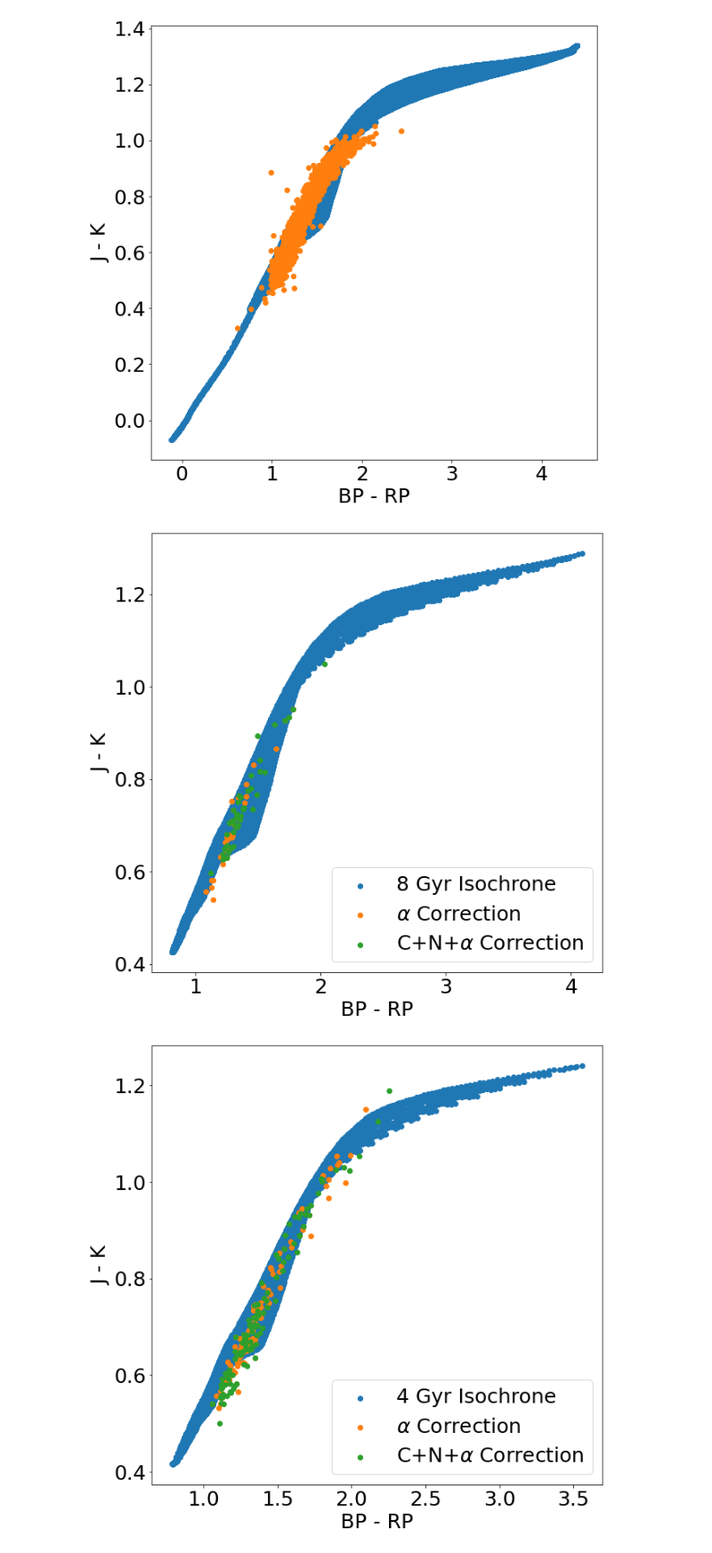
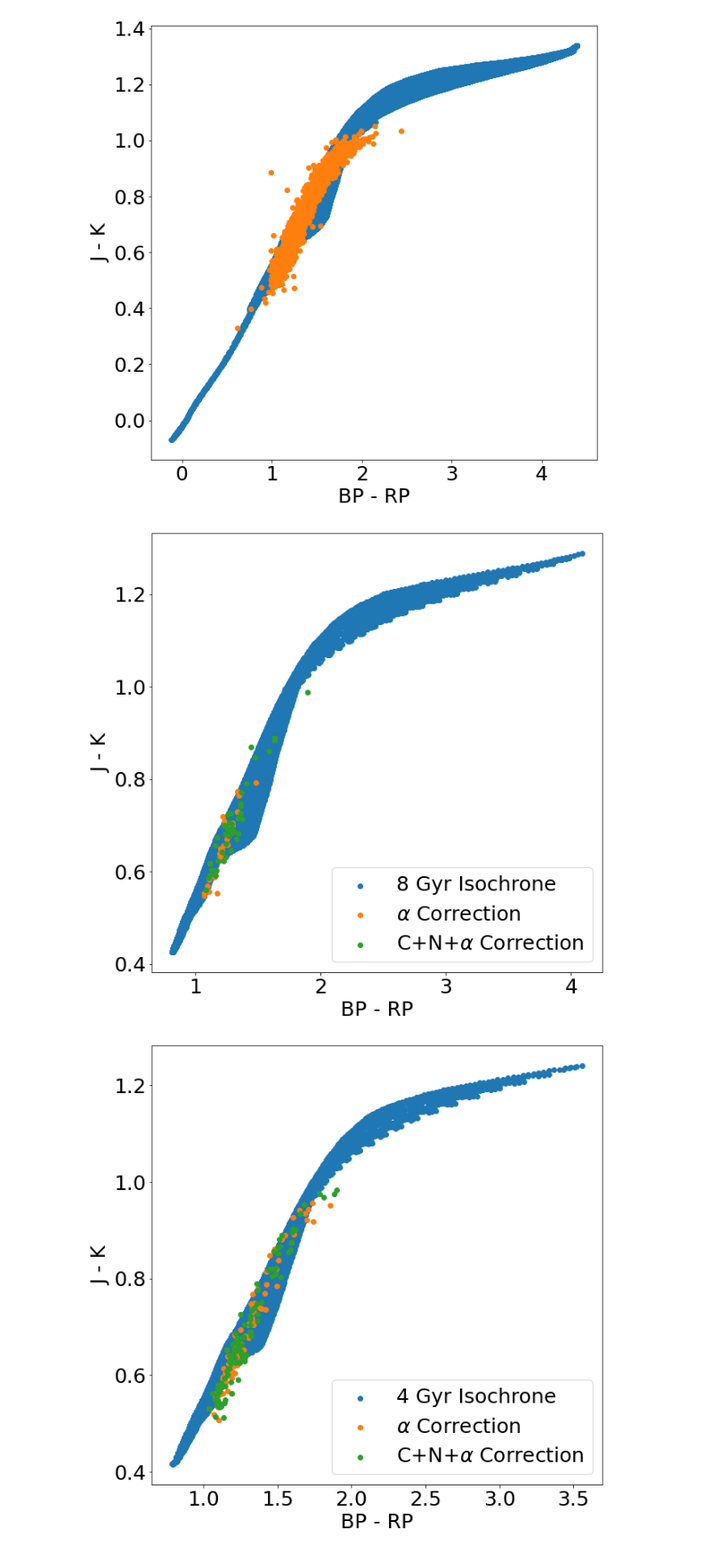
Before and after one commit to JoshuaPovick/Age_Fitting, a Jupyter notebook: notebooks/ColorColorAges.ipynb, the cells around one changed output. Shown at 89% size. Drawn from its saved outputs; the diff is of its cells as text; code cells hidden in the pictures.

Commit message:
run LMC, made plots for APOKASC and OCCAM, exmained HR diagrams and CMD for OCCAM

```diff
--- a/notebooks/ColorColorAges.ipynb
+++ b/notebooks/ColorColorAges.ipynb
@@ -275,33 +275,33 @@ a8CN = np.where((agesCN['AGE']>=7.9)&(agesCN['AGE']<8.1))
 plt.figure(figsize=[10,10])
 plt.scatter((massive['G_BPmag']-massive['G_RPmag'])[p8],(massive['Jmag']-massive['Ksmag'])[p8],
             label='8 Gyr Isochrone')
-plt.scatter((kasc3dr17['GAIAEDR3_PHOT_BP_MEAN_MAG']-kasc3dr17['GAIAEDR3_PHOT_RP_MEAN_MAG'])[a8],
-            (kasc3dr17['J']-kasc3dr17['K'])[a8],label=r'$\alpha$ Correction')
-plt.scatter((kasc3dr17['GAIAEDR3_PHOT_BP_MEAN_MAG']-kasc3dr17['GAIAEDR3_PHOT_RP_MEAN_MAG'])[a8CN],
-            (kasc3dr17['J']-kasc3dr17['K'])[a8CN],label=r'C+N+$\alpha$ Correction')
+plt.scatter((kasc3dr17['GAIAEDR3_PHOT_BP_MEAN_MAG']-kasc3dr17['GAIAEDR3_PHOT_RP_MEAN_MAG']-ages['AK']*ebprp_ak)[a8],
+            (kasc3dr17['J']-kasc3dr17['K']-ages['AK']*ejk_ak)[a8],label=r'$\alpha$ Correction')
+plt.scatter((kasc3dr17['GAIAEDR3_PHOT_BP_MEAN_MAG']-kasc3dr17['GAIAEDR3_PHOT_RP_MEAN_MAG']-ages['AK']*ebprp_ak)[a8CN],
+            (kasc3dr17['J']-kasc3dr17['K']-ages['AK']*ejk_ak)[a8CN],label=r'C+N+$\alpha$ Correction')
 plt.legend()
 
 plt.xlabel(r'BP - RP')
 plt.ylabel(r'J - K')
 plt.show()
 # %% [output]
-[figure, old version]
+[figure, new version]
 # %%
 p4 = np.where(massive['logAge']==closest(massive['logAge'],np.log10(4*10**9)))
 a4 = np.where((ages['AGE']>=3.9)&(ages['AGE']<4.1))
 a4CN = np.where((agesCN['AGE']>=3.9)&(agesCN['AGE']<4.1))
 
 plt.figure(figsize=[10,10])
 plt.scatter((massive['G_BPmag']-massive['G_RPmag'])[p4],(massive['Jmag']-massive['Ksmag'])[p4],
             label='4 Gyr Isochrone')
-plt.scatter((kasc3dr17['GAIAEDR3_PHOT_BP_MEAN_MAG']-kasc3dr17['GAIAEDR3_PHOT_RP_MEAN_MAG'])[a4],
-            (kasc3dr17['J']-kasc3dr17['K'])[a4],label=r'$\alpha$ Correction')
-plt.scatter((kasc3dr17['GAIAEDR3_PHOT_BP_MEAN_MAG']-kasc3dr17['GAIAEDR3_PHOT_RP_MEAN_MAG'])[a4CN],
-            (kasc3dr17['J']-kasc3dr17['K'])[a4CN],label=r'C+N+$\alpha$ Correction')
+plt.scatter((kasc3dr17['GAIAEDR3_PHOT_BP_MEAN_MAG']-kasc3dr17['GAIAEDR3_PHOT_RP_MEAN_MAG']-ages['AK']*ebprp_ak)[a4],
+            (kasc3dr17['J']-kasc3dr17['K']-ages['AK']*ejk_ak)[a4],label=r'$\alpha$ Correction')
+plt.scatter((kasc3dr17['GAIAEDR3_PHOT_BP_MEAN_MAG']-kasc3dr17['GAIAEDR3_PHOT_RP_MEAN_MAG']-ages['AK']*ebprp_ak)[a4CN],
+            (kasc3dr17['J']-kasc3dr17['K']-ages['AK']*ejk_ak)[a4CN],label=r'C+N+$\alpha$ Correction')
 plt.legend()
 
 plt.xlabel(r'BP - RP')
 plt.ylabel(r'J - K')
 plt.show()
 # %% [output]
-[figure, old version]
+[figure, new version]
```
Also changed, not shown: 5 other files.
